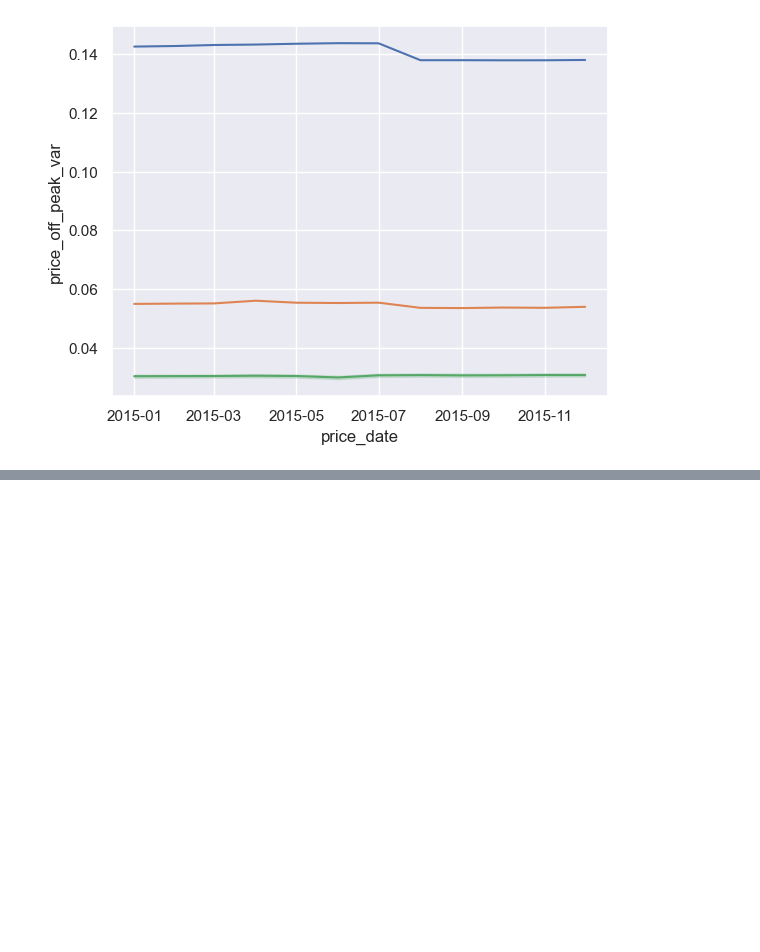
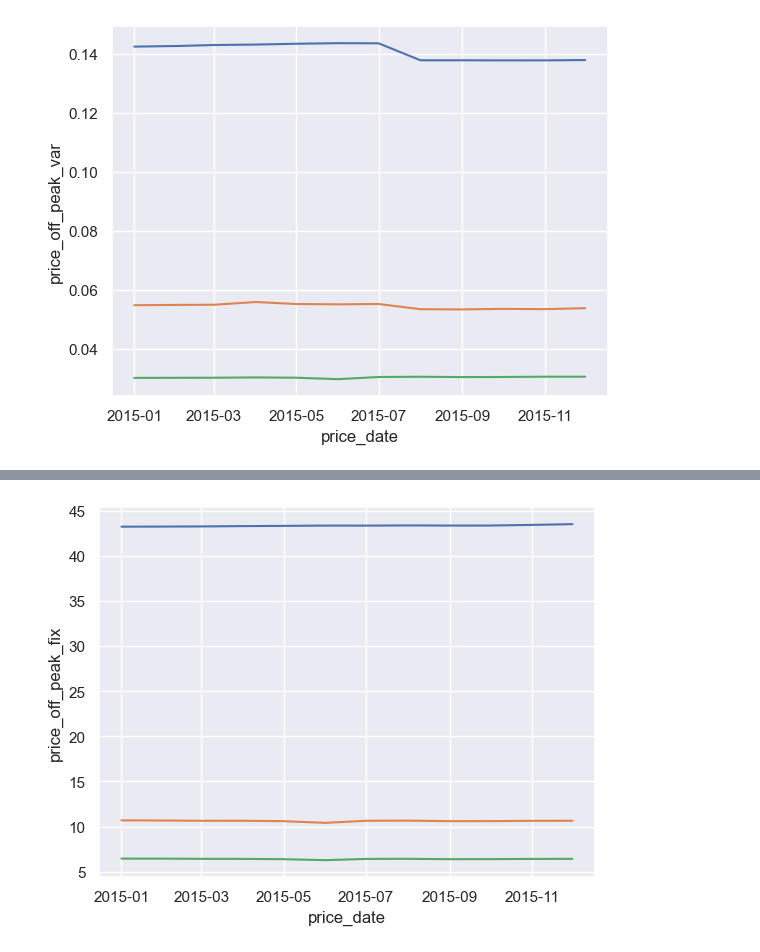
Before and after one commit to RushanerM/Job-Simulation, a Jupyter notebook: Powerco_eda.ipynb, the cells around one changed output, grey strips where cells are left out. Saved outputs shown, nothing was run; the diff lists cells and outputs as text; code cells hidden in the pictures; blank space fills up the shorter version.

```diff
--- a/Powerco_eda.ipynb
+++ b/Powerco_eda.ipynb
@@ -251,0 +288,28 @@ price
+# %%
+# Plot the average tren of price_off_peak_var
+sns.set_theme(style='darkgrid')
+price_1st_f= price.groupby(['price_date'], as_index= False) ['price_off_peak_fix'].mean()
+price_2nd_f= price.groupby(['price_date'], as_index= False) ['price_peak_fix'].mean()
+price_3st_f= price.groupby(['price_date'], as_index= False) ['price_mid_peak_fix'].mean()
+
+f= sns.lineplot(
+    x= 'price_date',
+    y= 'price_off_peak_fix',
+    data= price_1st_f
+
+)
+f = sns.lineplot(
+    x= 'price_date',
+    y= 'price_peak_fix',
+    data= price_2nd_f
+)
+
+f= sns.lineplot(
+    x= 'price_date',
+    y= 'price_mid_peak_fix',
+    data= price_3st_f
+)
+
+plt.show()
+# %% [output]
+[figure, added]
```
Also changed, not shown: parts of 10 cells of this notebook, 1 other file.
